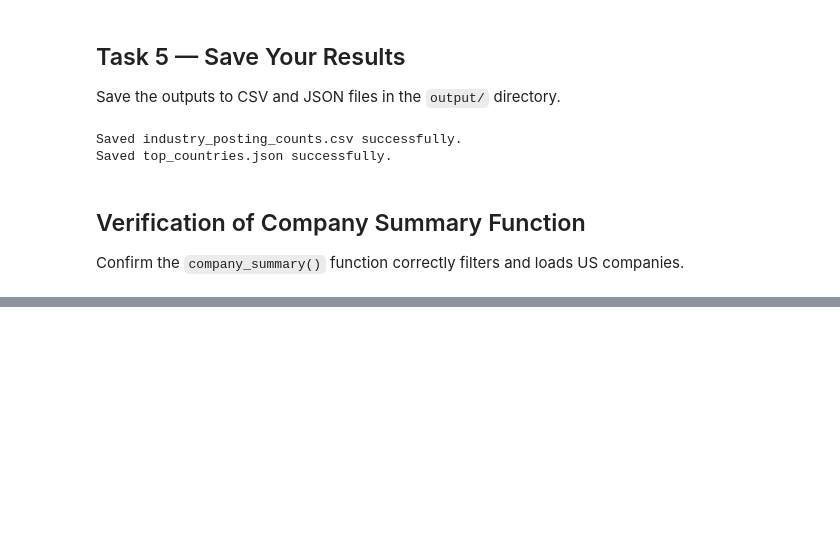
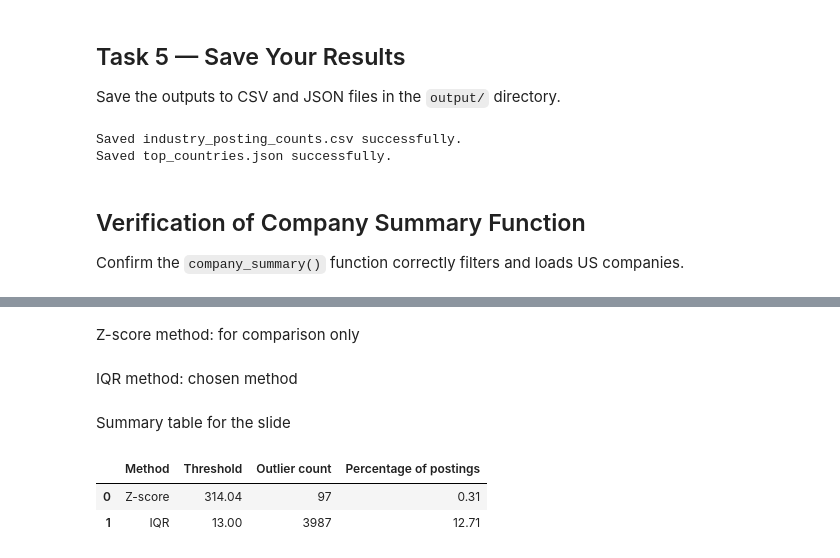
Before and after one commit to gabrielpiazzalunga/p4a, a Jupyter notebook: project_group23/notebook4_1.ipynb, the cells around one changed output, grey strips where cells are left out. Cells and saved outputs as stored; diff of their text form; code cells hidden in the pictures; blank space fills up the shorter version.

```diff
--- a/project_group23/notebook4_1.ipynb
+++ b/project_group23/notebook4_1.ipynb
@@ -209,0 +212,38 @@ Loaded 21635 US companies.
+# %%
+df_views = df_ft_postings.drop_duplicates(subset='job_id').copy()
+
+df_views['views'] = pd.to_numeric(df_views['views'], errors='coerce')
+
+df_views = df_views[df_views['views'].notna() & (df_views['views'] > 0)].copy()
+# %% [markdown]
+Z-score method: for comparison only
+# %%
+mean_views = df_views['views'].mean()
+std_views = df_views['views'].std()
+
+zscore_threshold = mean_views + (3 * std_views)
+
+df_views['outlier_zscore'] = df_views['views'] > zscore_threshold
+# %% [markdown]
+IQR method: chosen method
+# %%
+q1 = df_views['views'].quantile(0.25)
+q3 = df_views['views'].quantile(0.75)
+iqr = q3 - q1
+
+iqr_threshold = q3 + (1.5 * iqr)
+
+df_views['outlier_iqr'] = df_views['views'] > iqr_threshold
+# %% [markdown]
+Summary table for the slide
+# %%
+outlier_summary = pd.DataFrame({ 'Method': ['Z-score', 'IQR'], 'Threshold': [zscore_threshold, iqr_threshold], 'Outlier count': [ df_views['outlier_zscore'].sum(), df_views['outlier_iqr'].sum() ], 'Percentage of postings': [ df_views['outlier_zscore'].mean() * 100, df_views['outlier_iqr'].mean() * 100 ] })
+
+outlier_summary['Threshold'] = outlier_summary['Threshold'].round(2)
+outlier_summary['Percentage of postings'] = outlier_summary['Percentage of postings'].round(2)
+
+outlier_summary
+# %% [output]
+|  | Method | Threshold | Outlier count | Percentage of postings |
+| 0 | Z-score | 314.04 | 97 | 0.31 |
+| 1 | IQR | 13.00 | 3987 | 12.71 |
```
Also changed, not shown: parts of 2 cells of this notebook, 2 other files.
